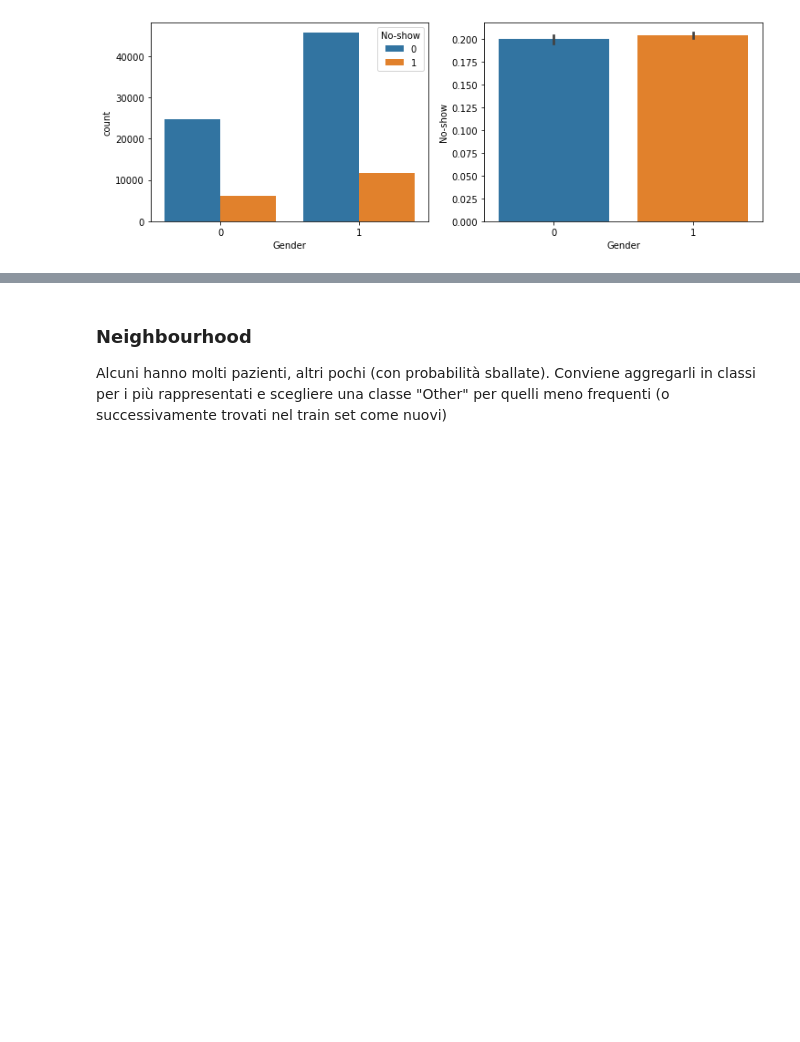
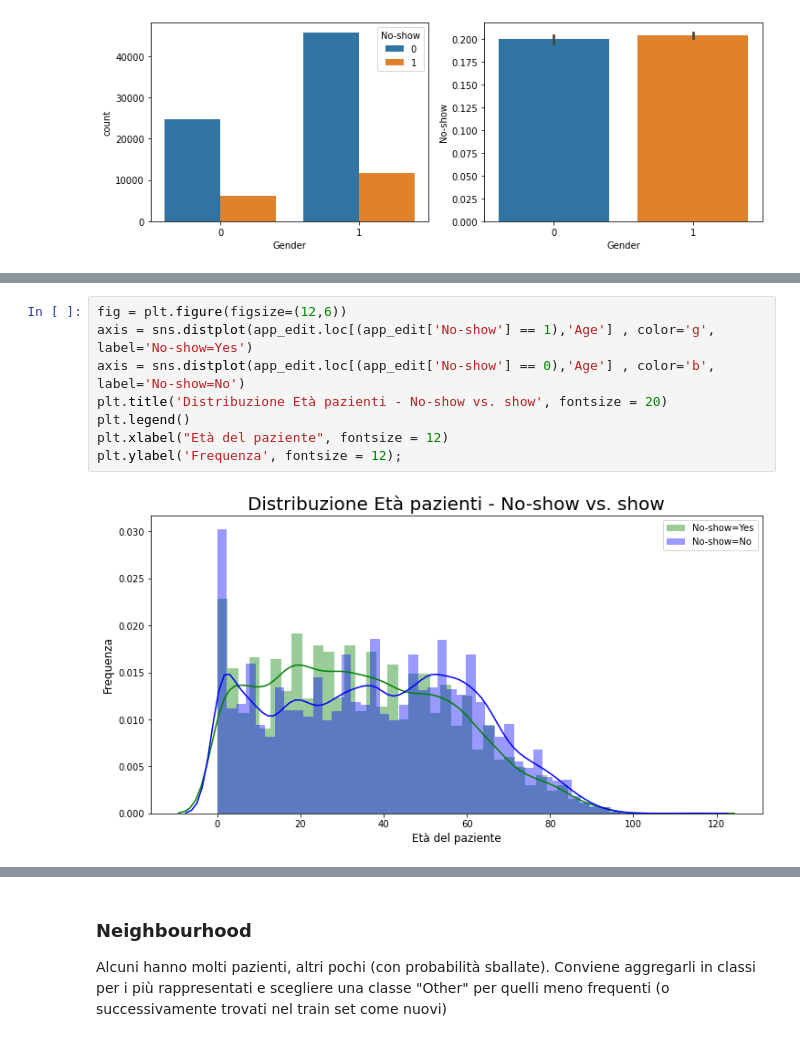
Before and after one commit to ale-pavel/exam-challenge-appointments, a Jupyter notebook: Challenge-appointments-preparation.ipynb, the cells around one changed output, grey strips where cells are left out. Drawn from its saved outputs; the diff is of its cells as text; blank space fills up the shorter version.

```diff
--- a/Challenge-appointments-preparation.ipynb
+++ b/Challenge-appointments-preparation.ipynb
@@ -345,0 +350,10 @@ app_edit[['Gender', 'No-show']].groupby(['Gender']).mean().sort_values(by='No-sh
+# %%
+fig = plt.figure(figsize=(12,6))
+axis = sns.distplot(app_edit.loc[(app_edit['No-show'] == 1),'Age'] , color='g', label='No-show=Yes')
+axis = sns.distplot(app_edit.loc[(app_edit['No-show'] == 0),'Age'] , color='b', label='No-show=No')
+plt.title('Distribuzione Età pazienti - No-show vs. show', fontsize = 20)
+plt.legend()
+plt.xlabel("Età del paziente", fontsize = 12)
+plt.ylabel('Frequenza', fontsize = 12);
+# %% [output]
+[figure, added]
```
Also changed, not shown: parts of 21 cells of this notebook, 1 other file.
